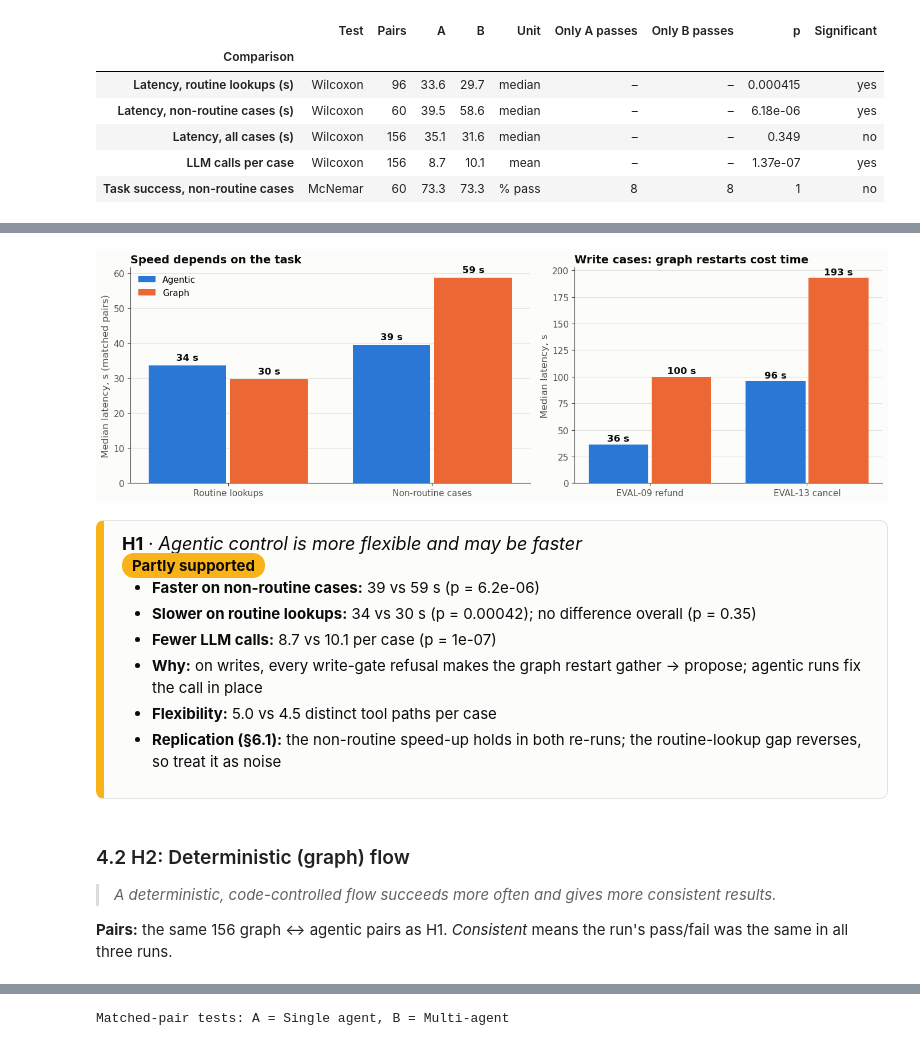
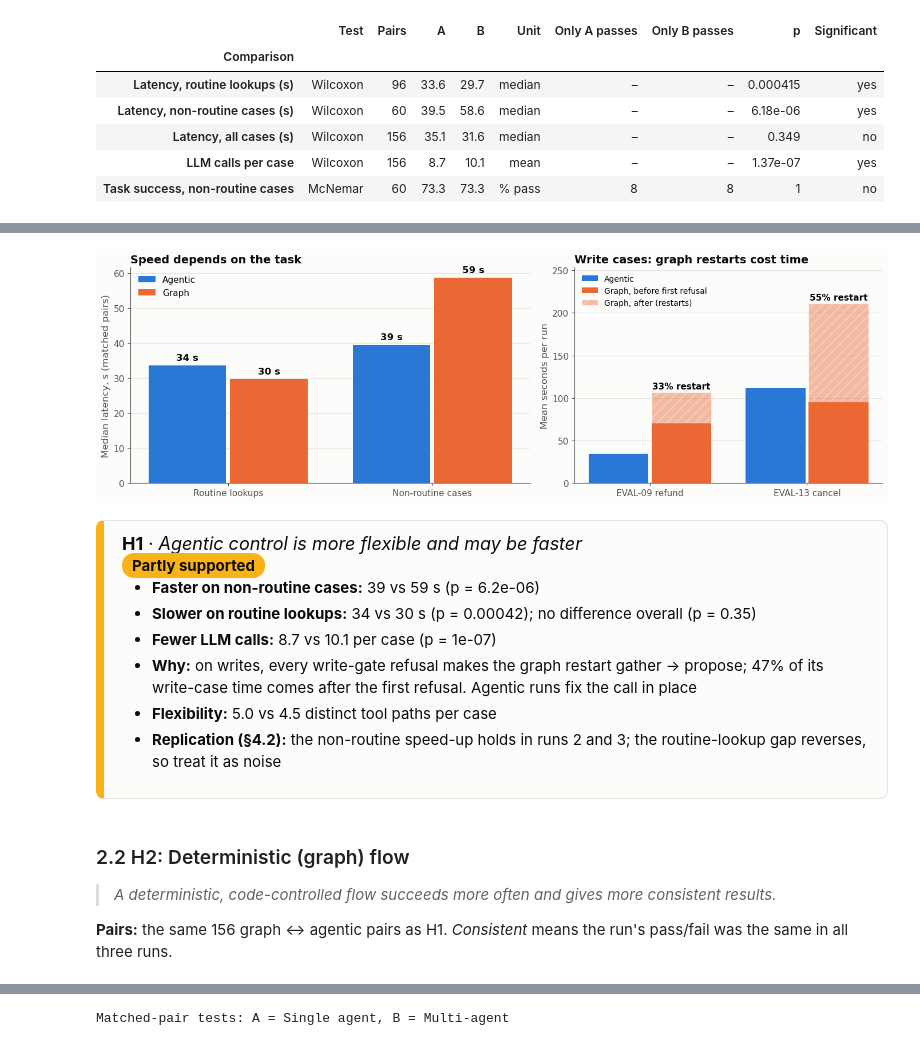
Before and after one commit to RicePuddn/GenAIProject, a Jupyter notebook: results/deepeval/analysis/5_findings.ipynb, the cells around one changed output, grey strips where cells are left out. Cells and saved outputs as stored; diff of their text form; code cells hidden in the pictures.

```diff
--- a/results/deepeval/analysis/5_findings.ipynb
+++ b/results/deepeval/analysis/5_findings.ipynb
@@ -151,11 +173,22 @@ h1_writes = writes.groupby(["case_id", "control"]).agg(
     runs_with_a_refusal=("refusals", lambda s: int((s > 0).sum())),
     proposal_cycles=("proposal_cycles", "mean"),
     median_latency_s=("elapsed_s", "median"))
+
+# How much of each run's time comes after the first refusal (graph: restarts; agentic: never restarts)
+timing = writes.apply(lambda r: pd.Series(time_after_first_refusal(r.case_id, r.setup)), axis=1)
+timing = writes[["case_id", "control"]].join(timing).groupby(["case_id", "control"]).sum()
+h1_writes["time_after_first_refusal_%"] = 100 * timing.s_after_refusal / timing.sum(axis=1)
 display(h1_writes.style.format(precision=1).set_caption("<b>Write cases: refusals and restarts per run</b>"))
+restart_share = 100 * timing.xs("graph", level="control").s_after_refusal.sum() / timing.xs("graph", level="control").sum().sum()
 
 graph_write = writes[writes.control == "graph"].iloc[0]
 print("Example refusal (graph):", first_refusal_reason(graph_write.case_id, graph_write.setup))
 
+# Where the LLM calls go, and why agentic is slower on simple lookups (more context per call)
+calls = df.groupby(["kind", "control"]).agg(mean_llm_calls=("llm_calls", "mean"),
+                                            median_input_tokens=("input_tokens", "median"))
+display(calls.style.format(precision=1).set_caption("<b>LLM calls and context size per run</b>"))
+
 # Flexibility: how many different tool sequences each control style produces for the same case
 paths_per_case = df.groupby(["control", "case_id"]).tool_path.nunique().groupby("control").mean()
 # %% [output]
@@ -170,17 +210,25 @@ Example refusal (graph): refund requires at least one cited policy clause: retri
 # %%
 lat_rows = ["Latency, routine lookups (s)", "Latency, non-routine cases (s)"]
 fig, (ax1, ax2) = plt.subplots(1, 2, figsize=(14, 4.6), gridspec_kw={"width_ratios": [1.3, 1]})
 paired_bars(ax1, ["Routine lookups", "Non-routine cases"], h1.loc[lat_rows, "A"], h1.loc[lat_rows, "B"],
             "Agentic", "Graph", fmt=lambda v: f"{v:.0f} s", colours=(COLOURS["agentic"], COLOURS["graph"]))
 ax1.set(ylabel="Median latency, s (matched pairs)", title="Speed depends on the task"); ax1.legend(loc="upper left")
 
-lat = h1_writes.median_latency_s.unstack("control")
-paired_bars(ax2, ["EVAL-09 refund", "EVAL-13 cancel"], lat.agentic, lat.graph, "Agentic", "Graph",
-            fmt=lambda v: f"{v:.0f} s", pad=3, colours=(COLOURS["agentic"], COLOURS["graph"]))
-ax2.set(ylabel="Median latency, s", title="Write cases: graph restarts cost time")
+per_run = timing / 12                                       # mean seconds per run (12 runs per case and style)
+x = np.arange(2)
+ax2.bar(x - 0.2, per_run.xs("agentic", level="control").sum(axis=1), width=0.38, color=COLOURS["agentic"], label="Agentic")
+g = per_run.xs("graph", level="control")
+ax2.bar(x + 0.2, g.s_before_refusal, width=0.38, color=COLOURS["graph"], label="Graph, before first refusal")
+ax2.bar(x + 0.2, g.s_after_refusal, bottom=g.s_before_refusal, width=0.38, color=COLOURS["graph"], alpha=0.45,
+        hatch="//", edgecolor="white", label="Graph, after (restarts)")
+for xi, (b, a) in zip(x, g.values):
+    ax2.text(xi + 0.2, b + a + 4, f"{100 * a / (a + b):.0f}% restart", ha="center", fontsize=11, fontweight="bold")
+ax2.set_xticks(x, ["EVAL-09 refund", "EVAL-13 cancel"]); ax2.grid(axis="x", visible=False)
+ax2.set_ylim(0, g.sum(axis=1).max() * 1.2); ax2.legend(loc="upper left", fontsize=10)
+ax2.set(ylabel="Mean seconds per run", title="Write cases: graph restarts cost time")
 save(fig, "findings_h1.png")
 # %% [output]
-[figure, old version]
+[figure, new version]
 # %%
 def latency(row):
     return f"{h1.loc[row, 'A']:.0f} vs {h1.loc[row, 'B']:.0f} s (p = {h1.loc[row, 'p']:.2g})"
@@ -191,9 +239,10 @@ verdict_box("H1", "Agentic control is more flexible and may be faster", "Partly
     f"no difference overall (p = {h1.loc['Latency, all cases (s)', 'p']:.2f})",
     f"<b>Fewer LLM calls:</b> {h1.loc['LLM calls per case', 'A']:.1f} vs {h1.loc['LLM calls per case', 'B']:.1f} per case "
     f"(p = {h1.loc['LLM calls per case', 'p']:.1g})",
-    "<b>Why:</b> on writes, every write-gate refusal makes the graph restart gather → propose; agentic runs fix the call in place",
+    f"<b>Why:</b> on writes, every write-gate refusal makes the graph restart gather → propose; {restart_share:.0f}% of its "
+    "write-case time comes after the first refusal. Agentic runs fix the call in place",
     f"<b>Flexibility:</b> {paths_per_case['agentic']:.1f} vs {paths_per_case['graph']:.1f} distinct tool paths per case",
-    "<b>Replication (§6.1):</b> the non-routine speed-up holds in both re-runs; the routine-lookup gap reverses, so treat it as noise",
+    "<b>Replication (§4.2):</b> the non-routine speed-up holds in runs 2 and 3; the routine-lookup gap reverses, so treat it as noise",
 ])
 # %% [output]
 H1 · Agentic control is more flexible and may be faster
@@ -201,11 +250,11 @@ Partly supported
 Faster on non-routine cases: 39 vs 59 s (p = 6.2e-06)
 Slower on routine lookups: 34 vs 30 s (p = 0.00042); no difference overall (p = 0.35)
 Fewer LLM calls: 8.7 vs 10.1 per case (p = 1e-07)
-Why: on writes, every write-gate refusal makes the graph restart gather → propose; agentic runs fix the call in place
+Why: on writes, every write-gate refusal makes the graph restart gather → propose; 47% of its write-case time comes after the first refusal. Agentic runs fix the call in place
 Flexibility: 5.0 vs 4.5 distinct tool paths per case
-Replication (§6.1): the non-routine speed-up holds in both re-runs; the routine-lookup gap reverses, so treat it as noise
+Replication (§4.2): the non-routine speed-up holds in runs 2 and 3; the routine-lookup gap reverses, so treat it as noise
 # %% [markdown]
-### 4.2 H2: Deterministic (graph) flow
+### 2.2 H2: Deterministic (graph) flow
 
 > *A deterministic, code-controlled flow succeeds more often and gives more consistent results.*
 
```
Also changed, not shown: parts of 62 cells of this notebook, 26 other files.
